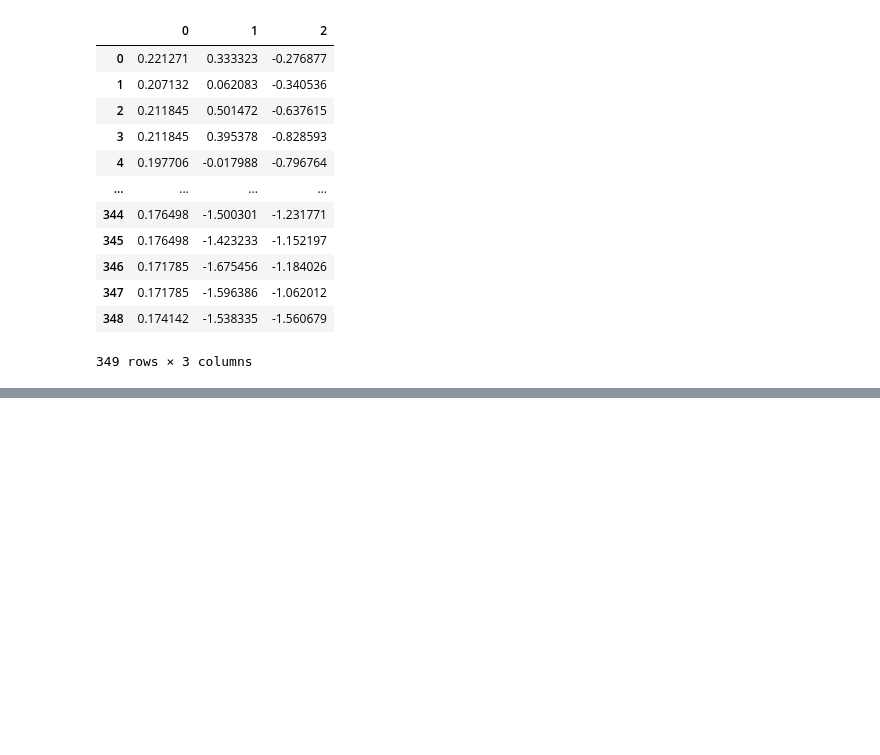
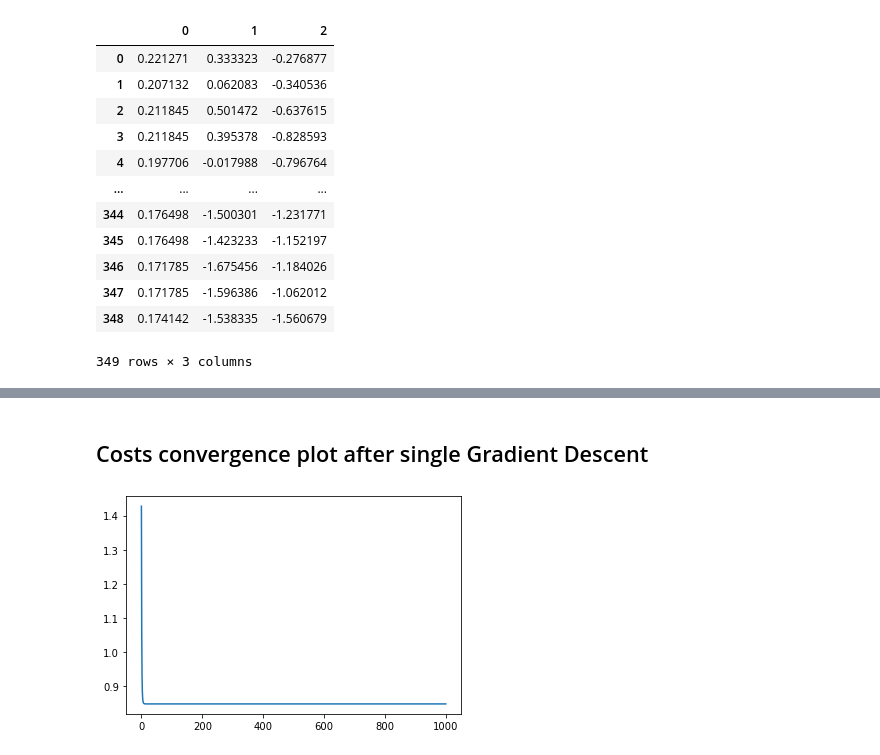
Before and after one commit to prakHr/NeuralNetworksAndFuzzyLogic, a Jupyter notebook: Assignment1_2.ipynb, the cells around one changed output, grey strips where cells are left out. Cells and saved outputs as stored; diff of their text form; code cells hidden in the pictures; blank space fills up the shorter version.

```diff
--- a/Assignment1_2.ipynb
+++ b/Assignment1_2.ipynb
@@ -292,0 +186,7 @@ results = grad_des(X, y, w, m, alpha, k)
+# %%
+for i in range(len(w1)):
+    for j in range((len(w2))):
+        W1 = np.array([0,w1[i],w2[i]])
+        Yhat = x.dot(W1)
+        delta = Yhat-y
+        J1[i,j] = np.multiply(delta,delta).sum()/N
@@ -292,0 +232,7 @@ results = grad_des(X, y, w, m, alpha, k)
+# %% [markdown]
+## Costs convergence plot after single Gradient Descent
+# %%
+plt.plot(costs)
+plt.show()
+# %% [output]
+[figure, added]
```
Also changed, not shown: parts of 54 cells of this notebook.
